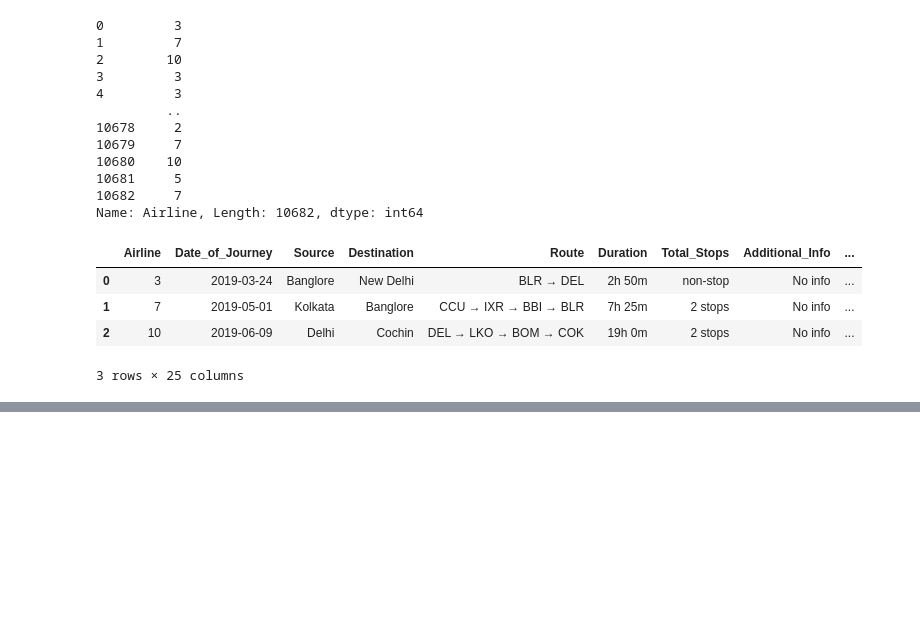
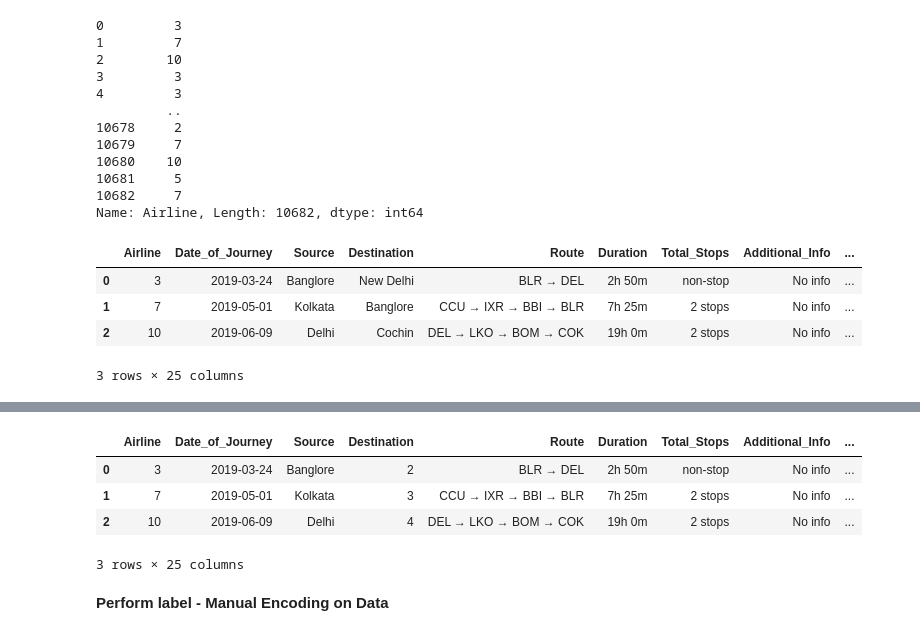
Before and after one commit to Pranavbhawane7/airline-fair-ticket-price-prediction, a Jupyter notebook: prediction.ipynb, the cells around one changed output, grey strips where cells are left out. Cells and saved outputs as stored; diff of their text form; code cells hidden in the pictures; blank space fills up the shorter version.

```diff
--- a/prediction.ipynb
+++ b/prediction.ipynb
@@ -571,2 +570,2 @@ array(['New Delhi', 'Banglore', 'Cochin', 'Kolkata', 'Delhi', 'Hyderabad'],
 # %%
-copied_data["Destination"].replace("New Delhi", "Delhi", inplace = True)
+copied_data["Destination"]= copied_data["Destination"].replace({"New Delhi": "Delhi"})
@@ -577,0 +593,2 @@ array(['Delhi', 'Banglore', 'Cochin', 'Kolkata', 'Hyderabad'],
+# %%
+dest = copied_data.groupby(["Destination"])["Price"].mean().sort_values().index
@@ -577,0 +599,2 @@ array(['Delhi', 'Banglore', 'Cochin', 'Kolkata', 'Hyderabad'],
+# %%
+dict_dest = {key: index for index, key in enumerate(dest, 0)}
@@ -577,0 +605,2 @@ array(['Delhi', 'Banglore', 'Cochin', 'Kolkata', 'Hyderabad'],
+# %%
+copied_data["Destination"] = copied_data["Destination"].map(dict_dest)
@@ -577,0 +622,10 @@ array(['Delhi', 'Banglore', 'Cochin', 'Kolkata', 'Hyderabad'],
+# %%
+copied_data.head(3)
+# %% [output]
+|  | Airline | Date_of_Journey | Source | Destination | Route | Duration | Total_Stops | Additional_Info | ... |
+| 0 | 3 | 2019-03-24 | Banglore | 2 | BLR → DEL | 2h 50m | non-stop | No info | ... |
+| 1 | 7 | 2019-05-01 | Kolkata | 3 | CCU → IXR → BBI → BLR | 7h 25m | 2 stops | No info | ... |
+| 2 | 10 | 2019-06-09 | Delhi | 4 | DEL → LKO → BOM → COK | 19h 0m | 2 stops | No info | ... |
+3 rows × 25 columns
+# %% [markdown]
+**Perform label - Manual Encoding on Data**
```
Also changed, not shown: parts of 89 cells of this notebook.
